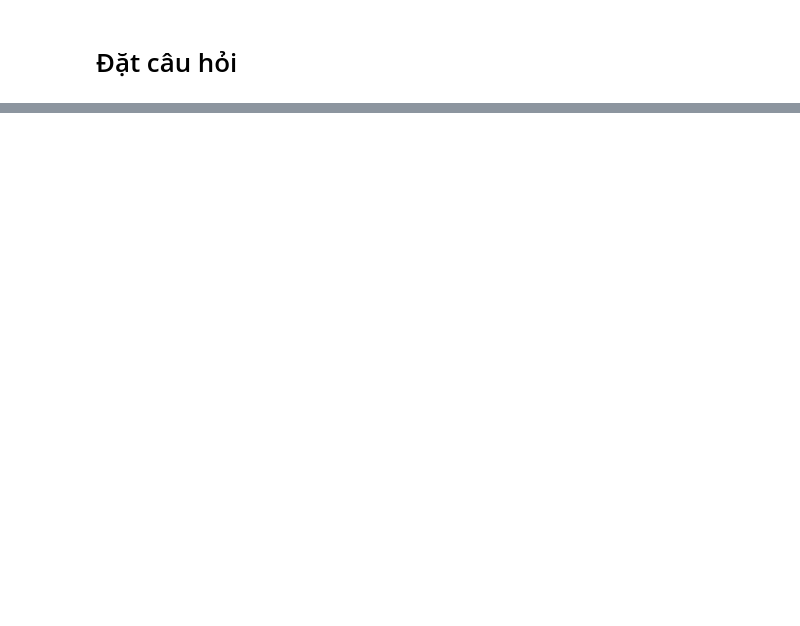
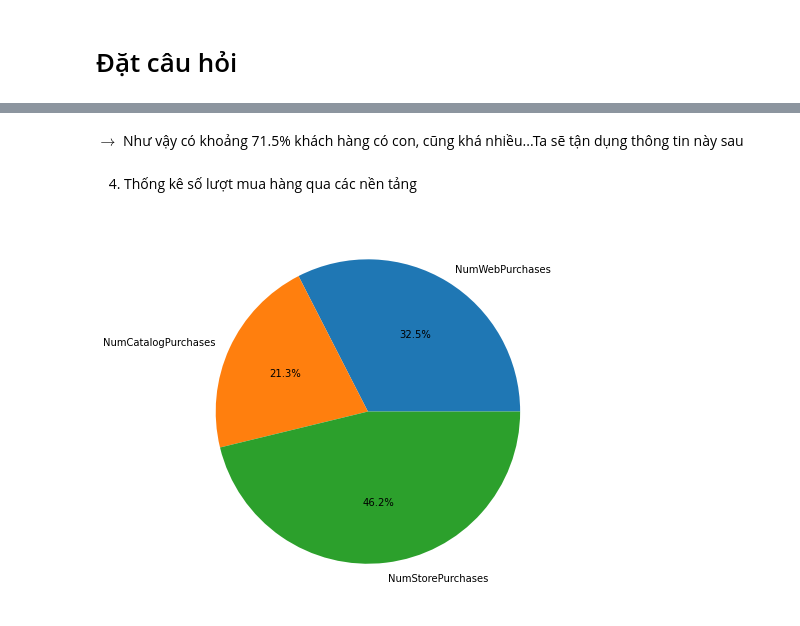
Before and after one commit to ngminhluong/CDS-EndTerm, a Jupyter notebook: Source/Main.ipynb, the cells around one changed output, grey strips where cells are left out. Saved outputs shown, nothing was run; the diff lists cells and outputs as text; code cells hidden in the pictures; blank space fills up the shorter version.

```diff
--- a/Source/Main.ipynb
+++ b/Source/Main.ipynb
@@ -361,0 +357,10 @@ mkt_df[['NumWebPurchases', 'NumCatalogPurchases', 'NumStorePurchases']]
+# %% [markdown]
+$\to$ Như vậy có khoảng 71.5% khách hàng có con, cũng khá nhiều...Ta sẽ tận dụng thông tin này sau
+# %% [markdown]
+4. Thống kê số lượt mua hàng qua các nền tảng
+# %%
+plt.figure(figsize= (10,7), facecolor='white') # set white background
+platforms = mkt_df[['NumWebPurchases', 'NumCatalogPurchases', 'NumStorePurchases']].sum()
+plt.pie(platforms, labels= platforms.index, autopct='%.1f%%');
+# %% [output]
+[figure, added]
```
Also changed, not shown: parts of 74 cells of this notebook.
